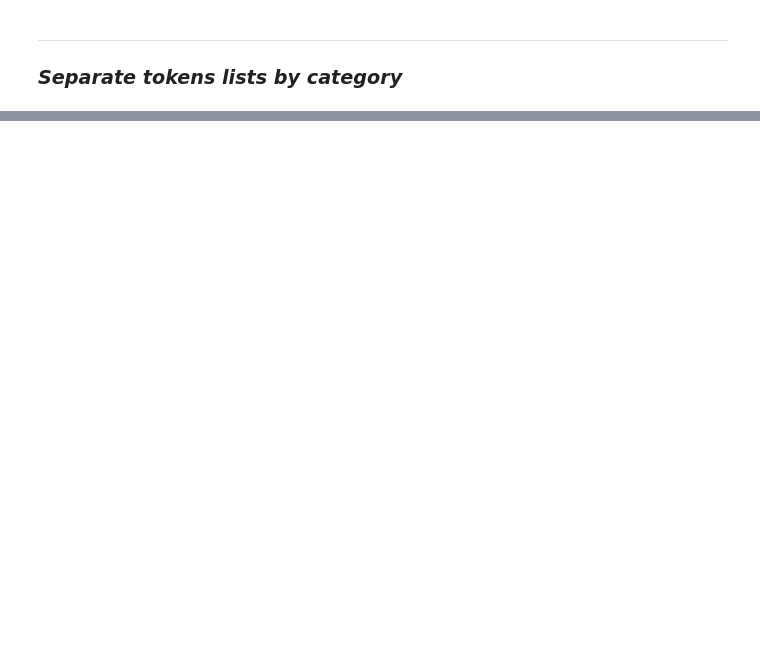
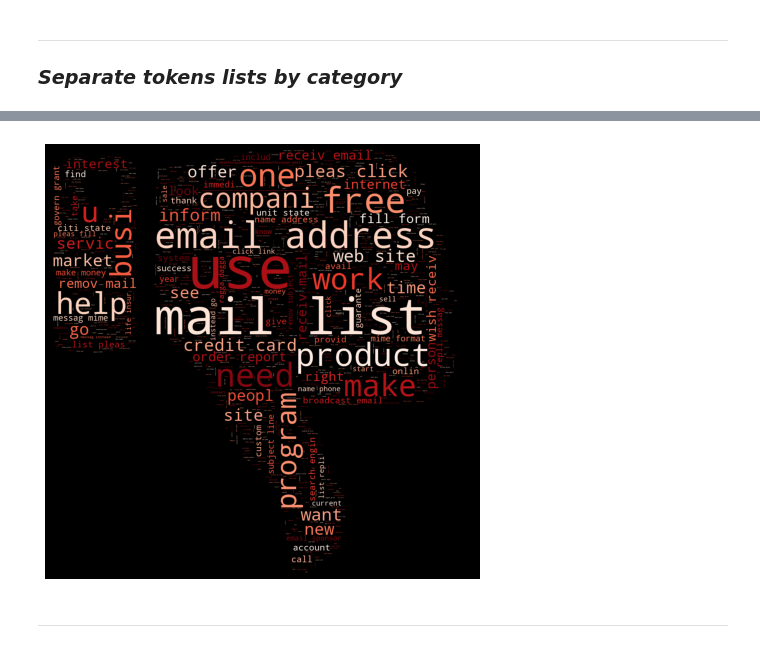
Before and after one commit to playeredlc/DataScience-Learnings, a Jupyter notebook: Spam-Filter/pre_proccess_data.ipynb, the cells around one changed output, grey strips where cells are left out. Cells and saved outputs as stored; diff of their text form; code cells hidden in the pictures; blank space fills up the shorter version.

```diff
--- a/Spam-Filter/pre_proccess_data.ipynb
+++ b/Spam-Filter/pre_proccess_data.ipynb
@@ -289,0 +341,10 @@ Number of spammy words: (175752,)
+# %%
+# display spam wordcloud
+plt.figure(figsize=[16, 8])
+plt.imshow(spam_wordcloud)
+plt.axis('off')
+plt.show()
+# %% [output]
+[figure, added]
+# %% [markdown]
+---
```
Also changed, not shown: parts of 17 cells of this notebook, 2 other files.
